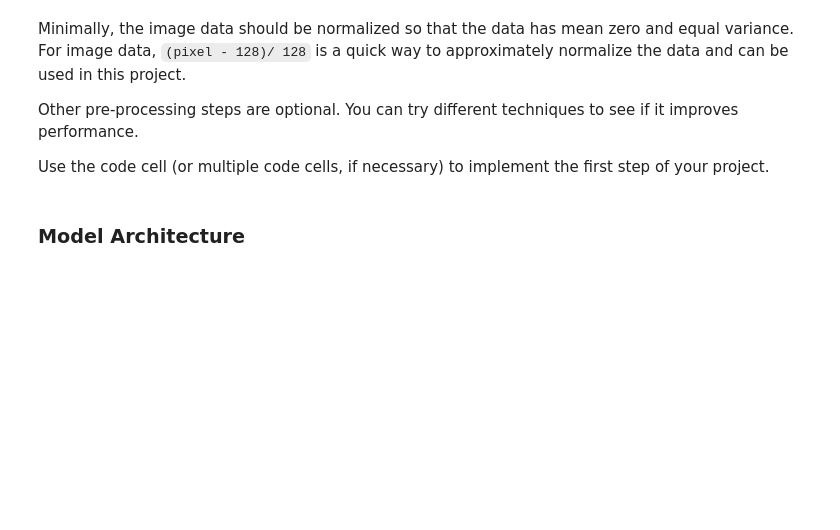
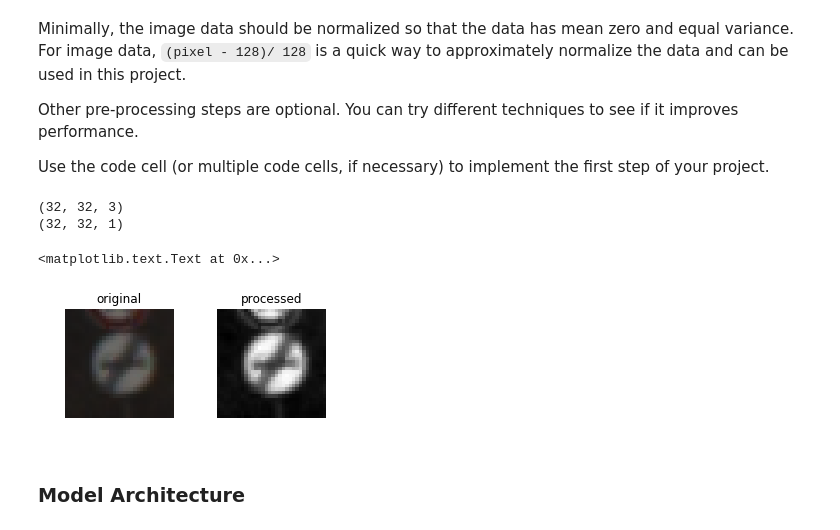
Before and after one commit to JanDietz/CarND-Traffic-Sign-Classifier-Project, a Jupyter notebook: Traffic_Sign_Classifier.ipynb, the cells around one changed output. Drawn from its saved outputs; the diff is of its cells as text; code cells hidden in the pictures; blank space fills up the shorter version.

```diff
--- a/Traffic_Sign_Classifier.ipynb
+++ b/Traffic_Sign_Classifier.ipynb
@@ -156,14 +157,40 @@ Minimally, the image data should be normalized so that the data has mean zero an
 Other pre-processing steps are optional. You can try different techniques to see if it improves performance.
 
 Use the code cell (or multiple code cells, if necessary) to implement the first step of your project.
-# %%
-### Preprocess the data here. It is required to normalize the data. Other preprocessing steps could include
-### converting to grayscale, etc.
-### Feel free to use as many code cells as needed.
-from sklearn.utils import shuffle
-import tensorflow as tf
-
-EPOCHS = 50
-BATCH_SIZE = 128
-
-X_train, y_train = shuffle(X_train, y_train)
+# %%
+### Preprocess the data here. It is required to normalize the data. Other preprocessing steps could include
+### converting to grayscale, etc.
+### Feel free to use as many code cells as needed.
+from sklearn.utils import shuffle
+
+def preprocess(X):
+    X = np.sum(X/3, axis=3, keepdims=True)
+    X = (X - np.mean(X)) / np.std(X)
+    return X
+
+
+X_train_rgb = X_train
+X_test_rgb = X_test
+X_valid_rgb = X_valid
+
+X_train = preprocess(X_train_rgb)
+X_test = preprocess(X_test_rgb)
+X_valid = preprocess(X_valid_rgb)
+
+img_idx = 1
+print(X_train_rgb[img_idx].shape)
+print(X_train[img_idx].shape)
+
+fig, axs = plt.subplots(1,2, figsize=(5, 2))
+axs[0].axis('off')
+axs[0].imshow(X_train_rgb[img_idx].squeeze(), cmap='gray')
+axs[0].set_title('original')
+
+axs[1].axis('off')
+axs[1].imshow(X_train[img_idx].squeeze(), cmap='gray')
+axs[1].set_title('processed')
+# %% [output]
+(32, 32, 3)
+(32, 32, 1)
+<matplotlib.text.Text at 0x...>
+[figure, added]
```
Also changed, not shown: parts of 13 cells of this notebook, 3 other files.
